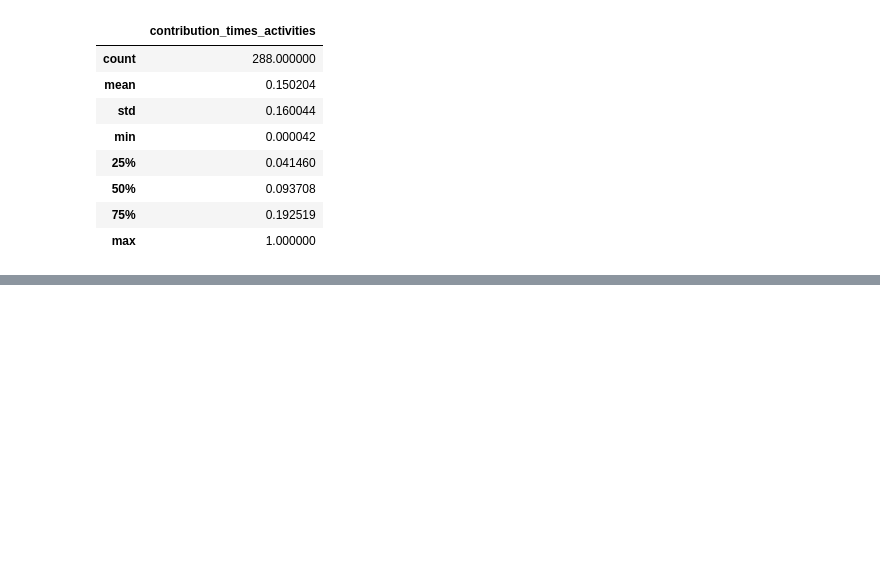
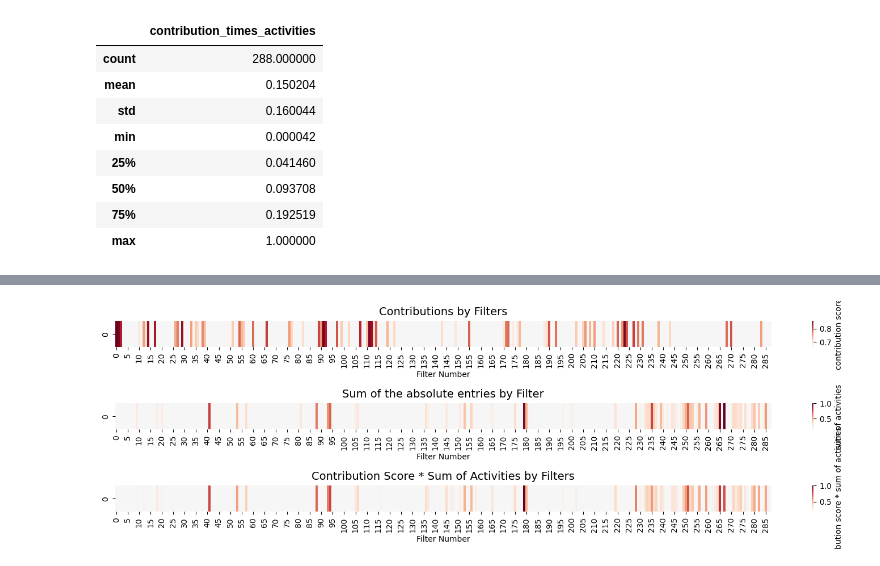
Before and after one commit to theislab/mubind, a Jupyter notebook: docs/notebooks/single_cell/evaluate_graph.ipynb, the cells around one changed output, grey strips where cells are left out. Cells and saved outputs as stored; diff of their text form; code cells hidden in the pictures; blank space fills up the shorter version.

```diff
--- a/docs/notebooks/single_cell/evaluate_graph.ipynb
+++ b/docs/notebooks/single_cell/evaluate_graph.ipynb
@@ -341,0 +349,5 @@ plt.show()
+# %%
+# plotting top 25% of filters normalized
+plot_heatmaps(contributions_array, sum_A_norm, contrib_times_activities_norm.reshape(1,-1), vmins=(0.66, 0.14, 0.19), centers=(0.66, 0.14, 0.19)) # vmin values come from the describe() functions
+# %% [output]
+[figure, added]
```
Also changed, not shown: parts of 6 cells of this notebook.
